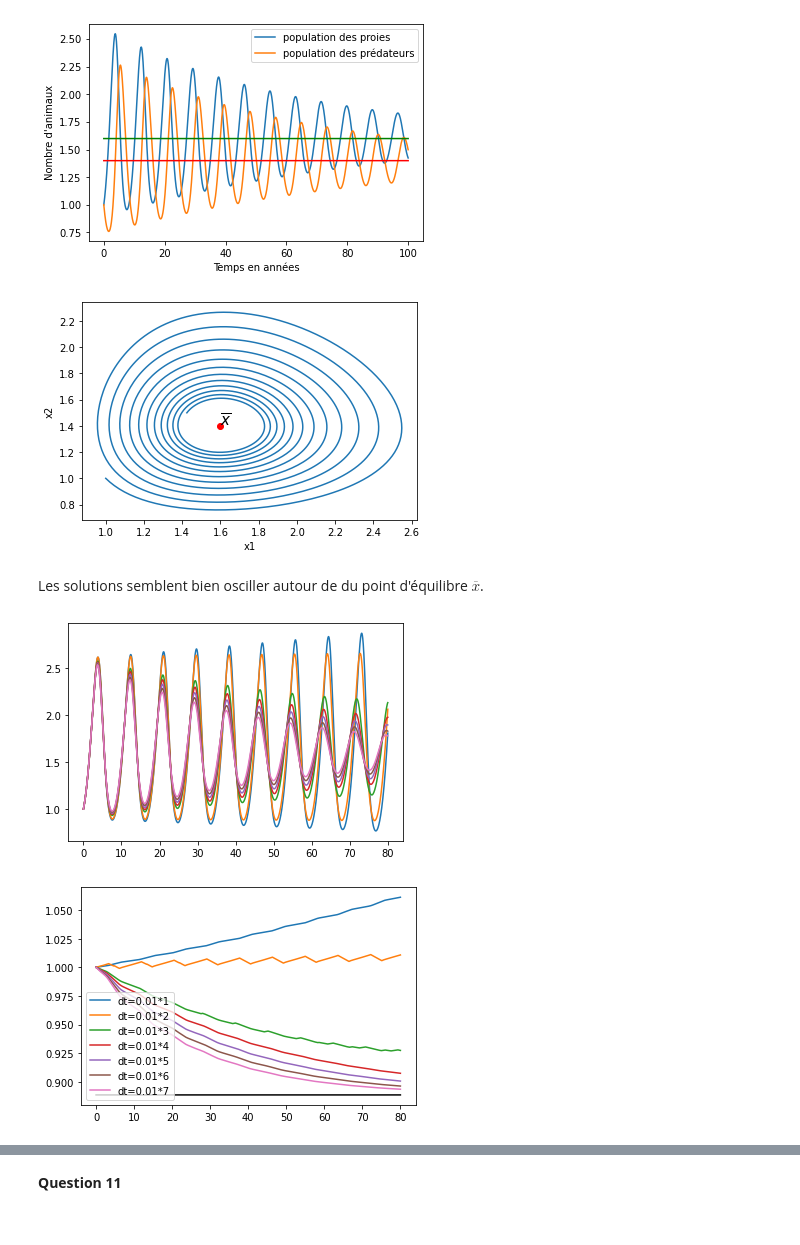
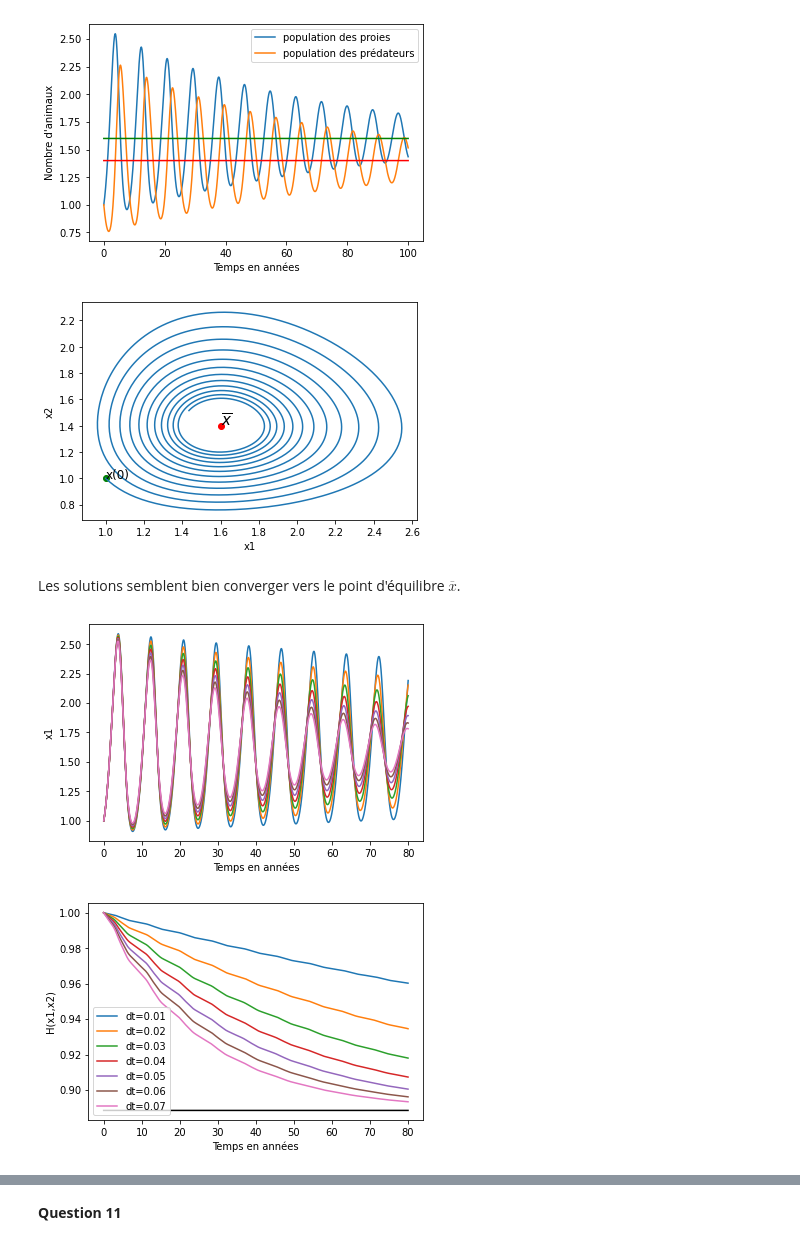
Before and after one commit to laureb01/Lotka-Volterra, a Jupyter notebook: Rendu.ipynb, the cells around one changed output, grey strips where cells are left out. Cells and saved outputs as stored; diff of their text form; code cells hidden in the pictures.

```diff
--- a/Rendu.ipynb
+++ b/Rendu.ipynb
@@ -347,5 +345,8 @@ for i in range (1,8):
 # %%
 for i in range (1,8):
     t, [x1, x2] = solve_euler_explicit(f, np.array([1, 1]), i*0.01, 0, 80)
-    plt.plot(t, H(x1,x2))
+    plt.plot(t, H(x1,x2), label=f"dt={0.01*i}")
+    plt.legend()
+plt.xlabel('Temps en années')
+plt.ylabel('H(x1,x2)');
 # %% [output]
@@ -368,19 +369,13 @@ def solve_euler_implicit(f, x0, dt, t0, tf, itermax = 100, eps = 10e-5):
     x[:, 0] = x0
     for i in range (1, N):
         iter = 0
-        prec = x[:,i-1]
-        xi0 = prec + dt*f(t[i], prec)
-        xik1 = xi0
-        while iter < itermax and (iter == 0 or np.linalg.norm(xik1 - xik)/np.linalg.norm(xi0)>= eps):
-            xik = xik1
-            xik1 = prec + dt*f(t[i], xik)
+        xi0 = x[:,i-1] + dt*f(t[i], x[:,i-1])
+        suiv = xi0
+        while iter < itermax and (iter == 0 or np.linalg.norm(suiv - prec)/np.linalg.norm(xi0)>= eps):
+            prec = suiv
+            suiv = x[:,i-1] + dt*f(t[i], prec)
             iter +=1
-            #print(f" i = {i}, {iter} iterations et eps = {np.linalg.norm(xik1 - xik)/np.linalg.norm(xi0)}")
-
-        #if iter != 1:
-        #    print(f" i = {i}, {iter} iterations et eps = {np.linalg.norm(suiv - prec)/np.linalg.norm(x[:,i-1])}")
-        x[:, i] = xik
-
+        x[:, i] = suiv
     return t, x
 # %%
 solve_euler_implicit(f2, np.array([1,2]), 1, 0, 5)
@@ -409,23 +404,29 @@ plt.scatter(c/d,a/b, color = 'red')
 plt.text(c/d, a/b, '$\overline{x}$', fontsize = 15)
 plt.xlabel('x1')
 plt.ylabel("x2")
+plt.scatter(x1[0], x2[0], color ='g')
+plt.text(x1[0], x2[0], 'x(0)', fontsize = 12)
 plt.show()
 # %% [output]
-[figure, old version]
+[figure, new version]
 # %% [markdown]
-Les solutions semblent bien osciller autour de du point d'équilibre $\overline{x}$.
+Les solutions semblent bien converger vers le point d'équilibre $\overline{x}$.
 # %%
 for i in range (1,8):
     t, [x1, x2] = solve_euler_implicit(f, np.array([1, 1]), i*0.01, 0, 80)
     plt.plot(t, x1)
+plt.xlabel('Temps en années')
+plt.ylabel('x1');
 # %% [output]
-[figure, old version]
+[figure, new version]
 # %%
 for i in range (1,8):
     t, [x1, x2] = solve_euler_implicit(f, np.array([1, 1]), i*0.01, 0, 80)
-    plt.plot(t, H(x1,x2), label='dt=0.01*{:d}'.format(i))
+    plt.plot(t, H(x1,x2), label=f"dt={0.01*i}")
     plt.legend()
+plt.xlabel('Temps en années')
+plt.ylabel('H(x1,x2)')
 plt.plot(t, [H(c/d, a/b)]*len(t), color = 'black');
 # %% [output]
-[figure, old version]
+[figure, new version]
 # %% [markdown]
```
Also changed, not shown: parts of 27 cells of this notebook.
